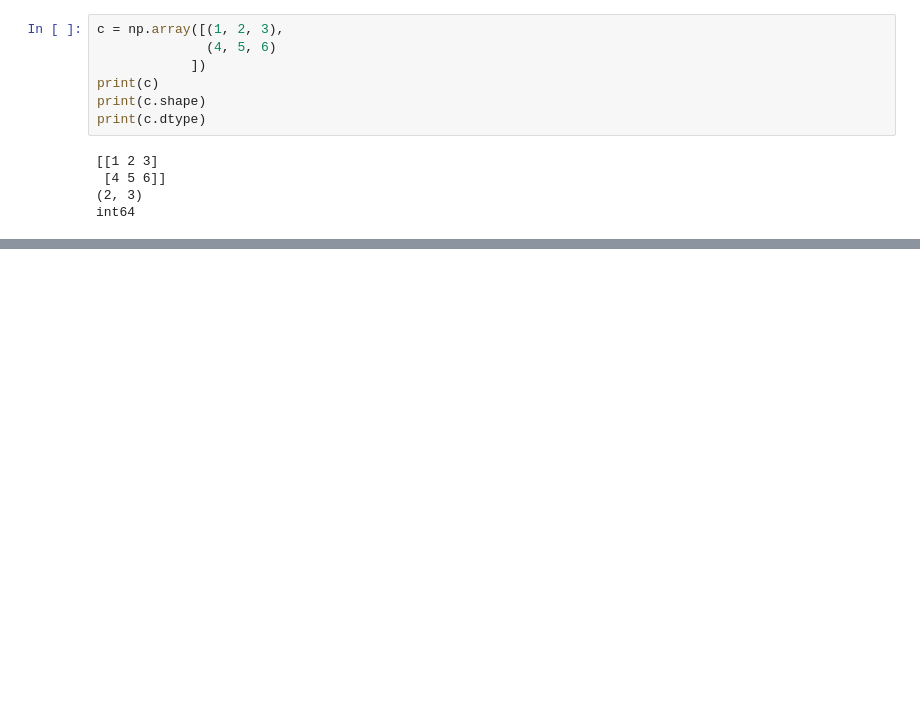
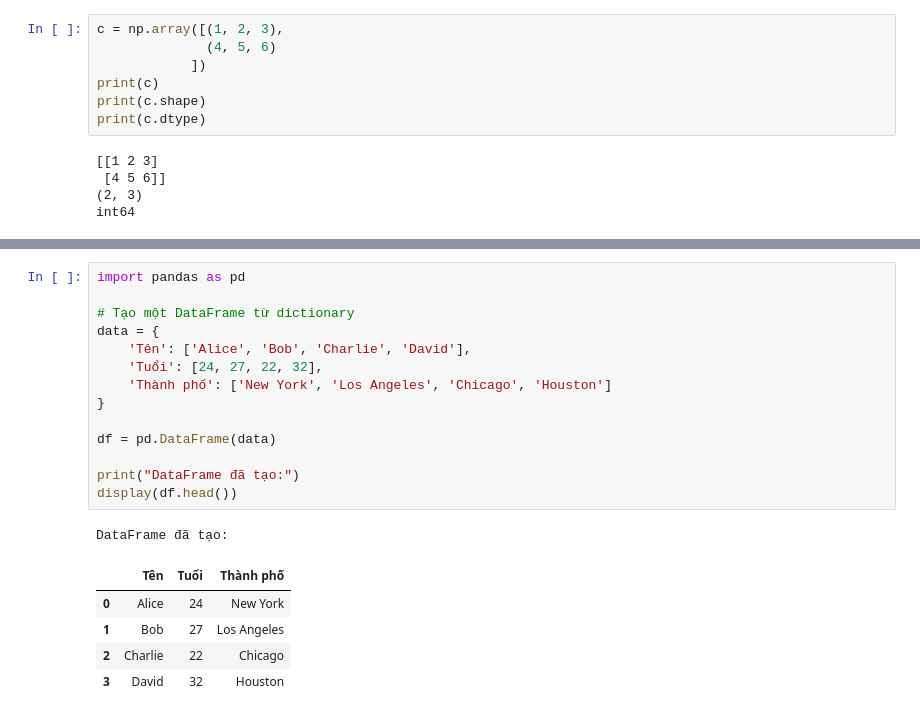
Before and after one commit to vohoangtien290905/Thuc-Hanh-DeepLearning, a Jupyter notebook: Lab_1/Lab1_numpy_pandas.ipynb, the cells around one changed output, grey strips where cells are left out. Drawn from its saved outputs; the diff is of its cells as text; blank space fills up the shorter version.

```diff
--- a/Lab_1/Lab1_numpy_pandas.ipynb
+++ b/Lab_1/Lab1_numpy_pandas.ipynb
@@ -45,0 +159,21 @@ int64
+# %%
+import pandas as pd
+
+# Tạo một DataFrame từ dictionary
+data = {
+    'Tên': ['Alice', 'Bob', 'Charlie', 'David'],
+    'Tuổi': [24, 27, 22, 32],
+    'Thành phố': ['New York', 'Los Angeles', 'Chicago', 'Houston']
+}
+
+df = pd.DataFrame(data)
+
+print("DataFrame đã tạo:")
+display(df.head())
+# %% [output]
+DataFrame đã tạo:
+|  | Tên | Tuổi | Thành phố |
+| 0 | Alice | 24 | New York |
+| 1 | Bob | 27 | Los Angeles |
+| 2 | Charlie | 22 | Chicago |
+| 3 | David | 32 | Houston |
```
Also changed, not shown: parts of 16 cells of this notebook.
